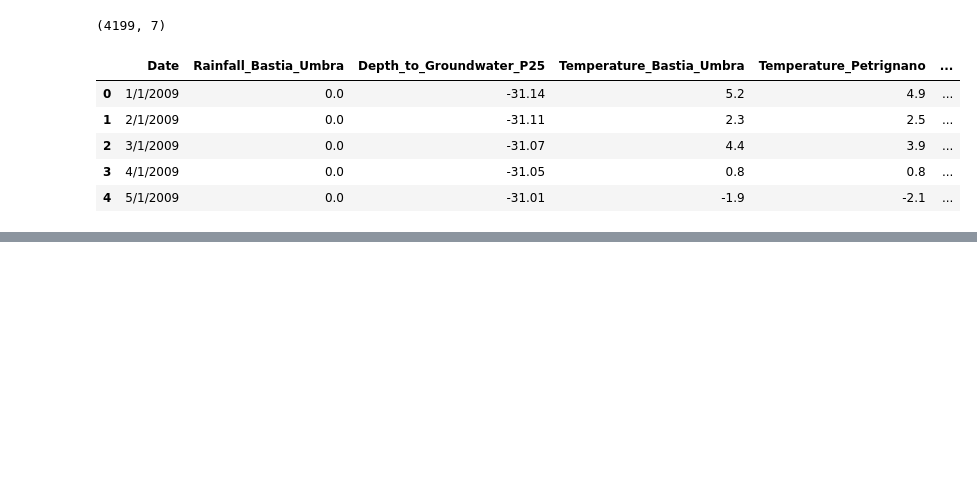
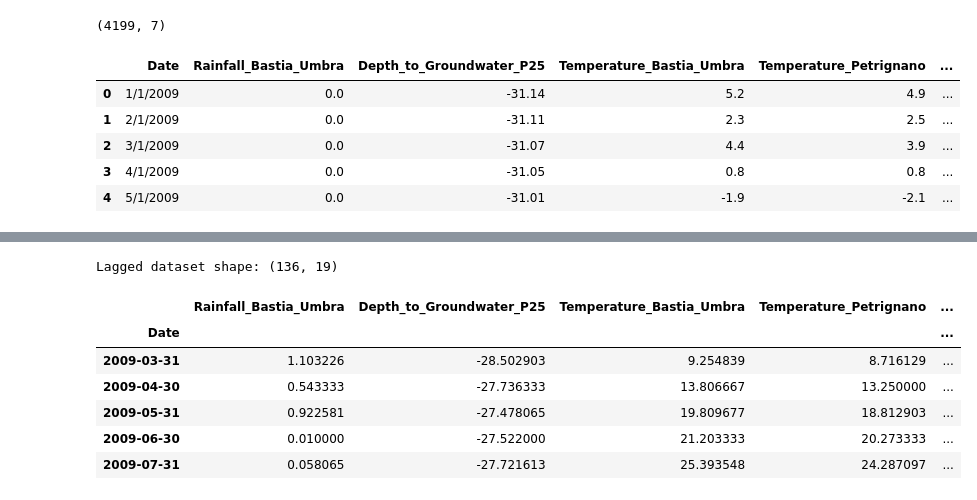
Before and after one commit to asternoeld/practical-ml-25-26, a Jupyter notebook: assignment2/assignment2.ipynb, the cells around one changed output, grey strips where cells are left out. Drawn from its saved outputs; the diff is of its cells as text; code cells hidden in the pictures; blank space fills up the shorter version.

```diff
--- a/assignment2/assignment2.ipynb
+++ b/assignment2/assignment2.ipynb
@@ -45,0 +127,26 @@ df.head()
+# %%
+# Create lagged dataset
+df_lagged = df_monthly.copy()
+
+for col in df_monthly.columns:
+    df_lagged[f"{col}_lag1"] = df_monthly[col].shift(1)
+    df_lagged[f"{col}_lag2"] = df_monthly[col].shift(2)
+
+# Optional seasonality feature
+df_lagged["month"] = df_lagged.index.month
+
+# Remove rows with missing lag values
+df_lagged = df_lagged.dropna()
+
+print("Lagged dataset shape:", df_lagged.shape)
+
+df_lagged.head()
+# %% [output]
+Lagged dataset shape: (136, 19)
+|  | Rainfall_Bastia_Umbra | Depth_to_Groundwater_P25 | Temperature_Bastia_Umbra | Temperature_Petrignano | ... |
+| Date |  |  |  |  | ... |
+| 2009-03-31 | 1.103226 | -28.502903 | 9.254839 | 8.716129 | ... |
+| 2009-04-30 | 0.543333 | -27.736333 | 13.806667 | 13.250000 | ... |
+| 2009-05-31 | 0.922581 | -27.478065 | 19.809677 | 18.812903 | ... |
+| 2009-06-30 | 0.010000 | -27.522000 | 21.203333 | 20.273333 | ... |
+| 2009-07-31 | 0.058065 | -27.721613 | 25.393548 | 24.287097 | ... |
```
Also changed, not shown: parts of 15 cells of this notebook.
